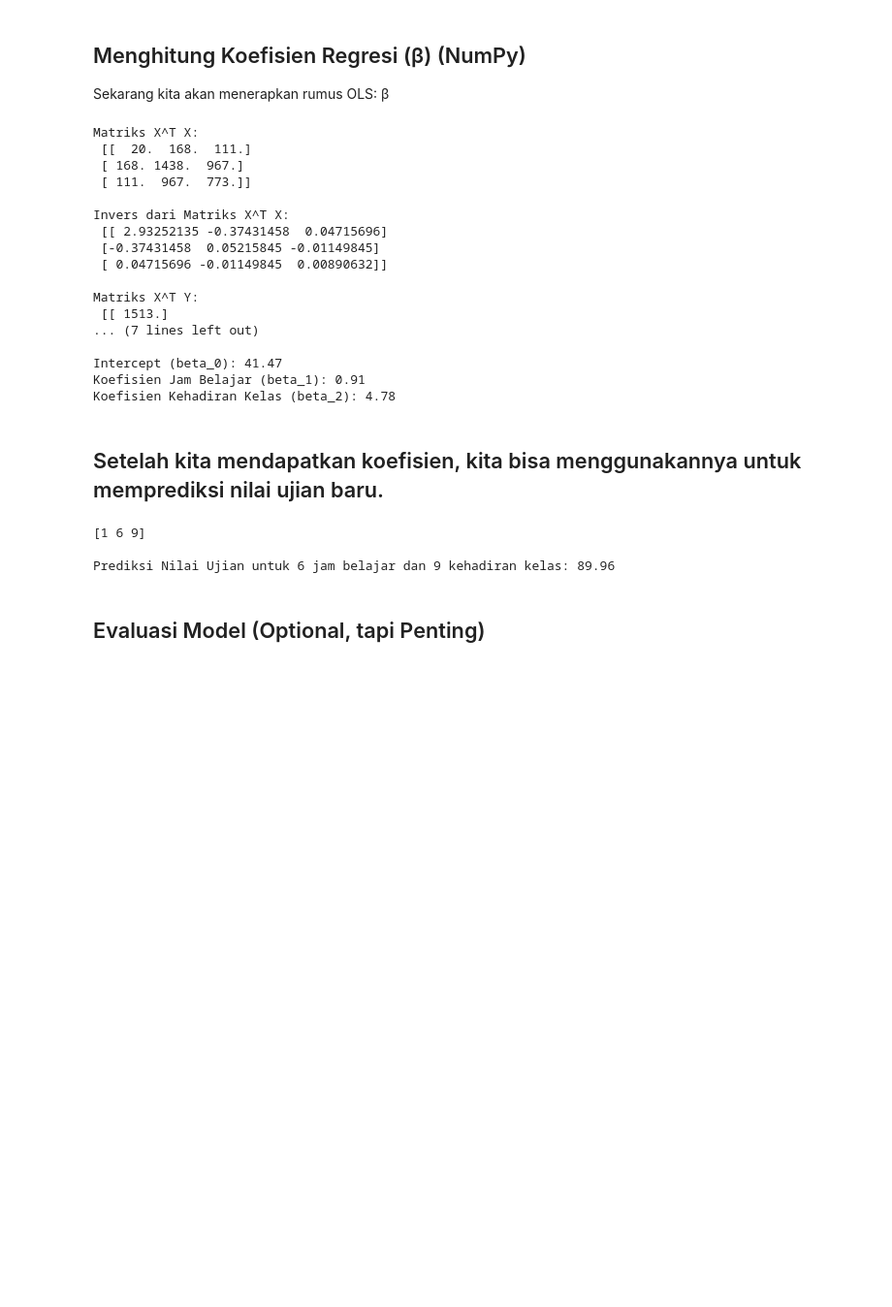
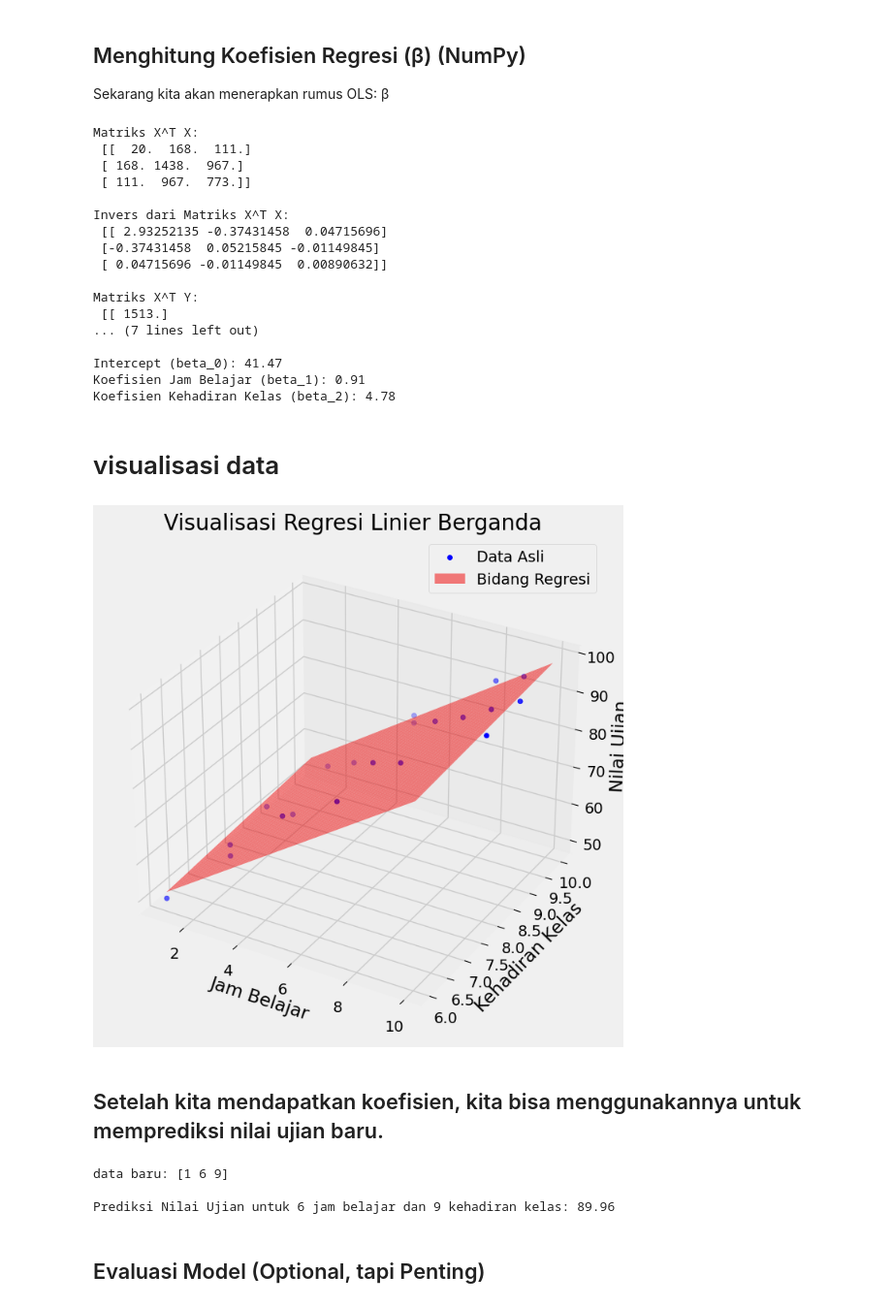
Before and after one commit to ihyaulumuddin044/Pengantar_ML, a Jupyter notebook: modules/multiple_linear_regression/multiple_linear_regression_from_scratch_.ipynb, the cells around one changed output. Shown: that part at 97% size. Saved outputs shown, nothing was run; the diff lists cells and outputs as text; code cells hidden in the pictures; blank space fills up the shorter version.

```diff
--- a/modules/multiple_linear_regression/multiple_linear_regression_from_scratch_.ipynb
+++ b/modules/multiple_linear_regression/multiple_linear_regression_from_scratch_.ipynb
@@ -111,6 +142,79 @@ Matriks X^T Y:
 Intercept (beta_0): 41.47
 Koefisien Jam Belajar (beta_1): 0.91
 Koefisien Kehadiran Kelas (beta_2): 4.78
+# %% [markdown]
+# visualisasi data
+# %%
+# 1. Import library yang diperlukan
+from mpl_toolkits.mplot3d import Axes3D
+
+# 2. Siapkan data untuk plot 3D
+x_jam_belajar = df['Jam_Belajar'].values
+x_kehadiran_kelas = df['Kehadiran_Kelas'].values
+y_nilai_ujian = df['Nilai_Ujian'].values
+
+# 3. Buat plot 3D
+fig = plt.figure(figsize=(12, 8))
+ax = fig.add_subplot(111, projection='3d')
+
+# Scatter plot data asli
+ax.scatter(x_jam_belajar, x_kehadiran_kelas, y_nilai_ujian, c='blue', marker='o', label='Data Asli')
+
+# 4. Siapkan data untuk bidang regresi
+# Buat grid nilai untuk Jam_Belajar dan Kehadiran_Kelas
+x_surf, y_surf = np.meshgrid(np.linspace(df['Jam_Belajar'].min(), df['Jam_Belajar'].max(), 100),
+                             np.linspace(df['Kehadiran_Kelas'].min(), df['Kehadiran_Kelas'].max(), 100))
+
+# Flatten grid untuk prediksi
+x_surf_flat = x_surf.flatten()
+y_surf_flat = y_surf.flatten()
+
+# Gabungkan dengan kolom konstanta untuk prediksi
+# Gunakan koefisien 'betas' yang sudah dihitung sebelumnya
+# betas should be available from previous cells if they were run
+X_surf_biased = np.concatenate((np.ones((len(x_surf_flat), 1)), x_surf_flat.reshape(-1, 1), y_surf_flat.reshape(-1, 1)), axis=1)
+
+# 5. Hitung prediksi untuk bidang
+# Pastikan urutan kolom di X_surf_biased sesuai dengan urutan di 'betas'
+# betas[0] = intercept
+# betas[1] = coef_kehadiran_kelas (sesuai urutan di X_raw sebelumnya)
+# betas[2] = coef_jam_belajar (sesuai urutan di X_raw sebelumnya)
+
+# PERBAIKAN: Urutan kolom di X_raw dan X_surf_biased harus konsisten dengan urutan koefisien di 'betas'
+# betas didapat dari X_raw = df[['Kehadiran_Kelas','Jam_Belajar']].values
+# Jadi betas[1] adalah koefisien Kehadiran_Kelas, betas[2] adalah koefisien Jam_Belajar.
+
+# Kita perlu membuat X_surf_biased dengan urutan kolom yang sama: [konstanta, Kehadiran_Kelas, Jam_Belajar]
+X_surf_biased_corrected = np.concatenate((np.ones((len(x_surf_flat), 1)), y_surf_flat.reshape(-1, 1), x_surf_flat.reshape(-1, 1)), axis=1)
+
+
+# Hitung prediksi menggunakan koefisien 'betas'
+# Pastikan 'betas' sudah terdefinisi dari sel sebelumnya
+# Jika belum, jalankan kembali sel yang menghitung 'betas' (_eYQYMxbnPFP)
+try:
+    z_surf = np.dot(X_surf_biased_corrected, betas)
+    z_surf = z_surf.reshape(x_surf.shape) # Reshape kembali ke grid
+except NameError:
+    print("Error: Variabel 'betas' belum terdefinisi. Harap jalankan sel perhitungan koefisien regresi terlebih dahulu.")
+    z_surf = None # Set z_surf ke None jika betas tidak ada
+
+
+# 6. Plot bidang regresi
+if z_surf is not None:
+    ax.plot_surface(x_surf, y_surf, z_surf, color='red', alpha=0.5, label='Bidang Regresi')
+
+
+# 7. Sesuaikan tampilan plot
+ax.set_xlabel('Jam Belajar')
+ax.set_ylabel('Kehadiran Kelas')
+ax.set_zlabel('Nilai Ujian')
+ax.set_title('Visualisasi Regresi Linier Berganda')
+ax.legend()
+
+# 8. Tampilkan plot
+plt.show()
+# %% [output]
+[figure, added]
 # %% [markdown]
 ## Setelah kita mendapatkan koefisien, kita bisa menggunakannya untuk memprediksi nilai ujian baru.
 # %%
@@ -121,14 +225,14 @@ kehadiran_kelas_baru = 9
 
 # Buat vektor fitur untuk prediksi (jangan lupa konstanta 1)
 data_baru = np.array([1, jam_belajar_baru, kehadiran_kelas_baru])
-print(data_baru)
+print("data baru:",data_baru)
 
 # Hitung prediksi
 prediksi_nilai = np.dot(data_baru, betas)
 
 print(f"\nPrediksi Nilai Ujian untuk 6 jam belajar dan 9 kehadiran kelas: {prediksi_nilai[0]:.2f}")
 # %% [output]
-[1 6 9]
+data baru: [1 6 9]
 
 Prediksi Nilai Ujian untuk 6 jam belajar dan 9 kehadiran kelas: 89.96
 # %% [markdown]
```
Also changed, not shown: parts of 8 cells of this notebook.
